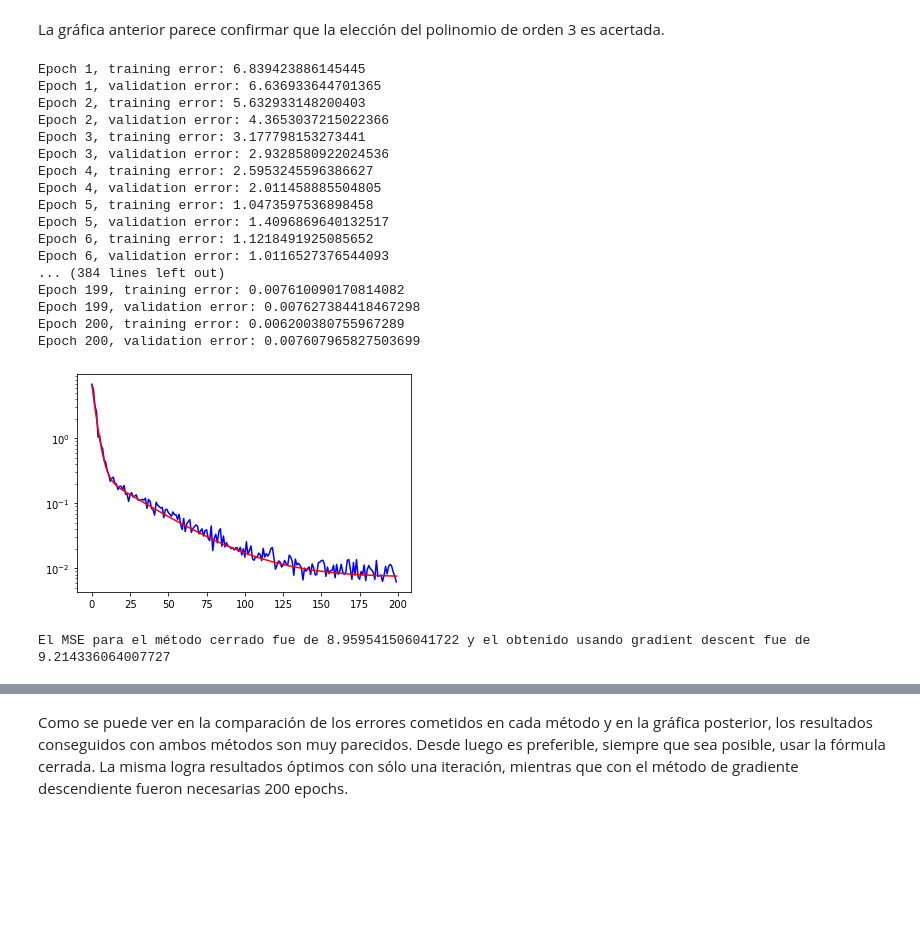
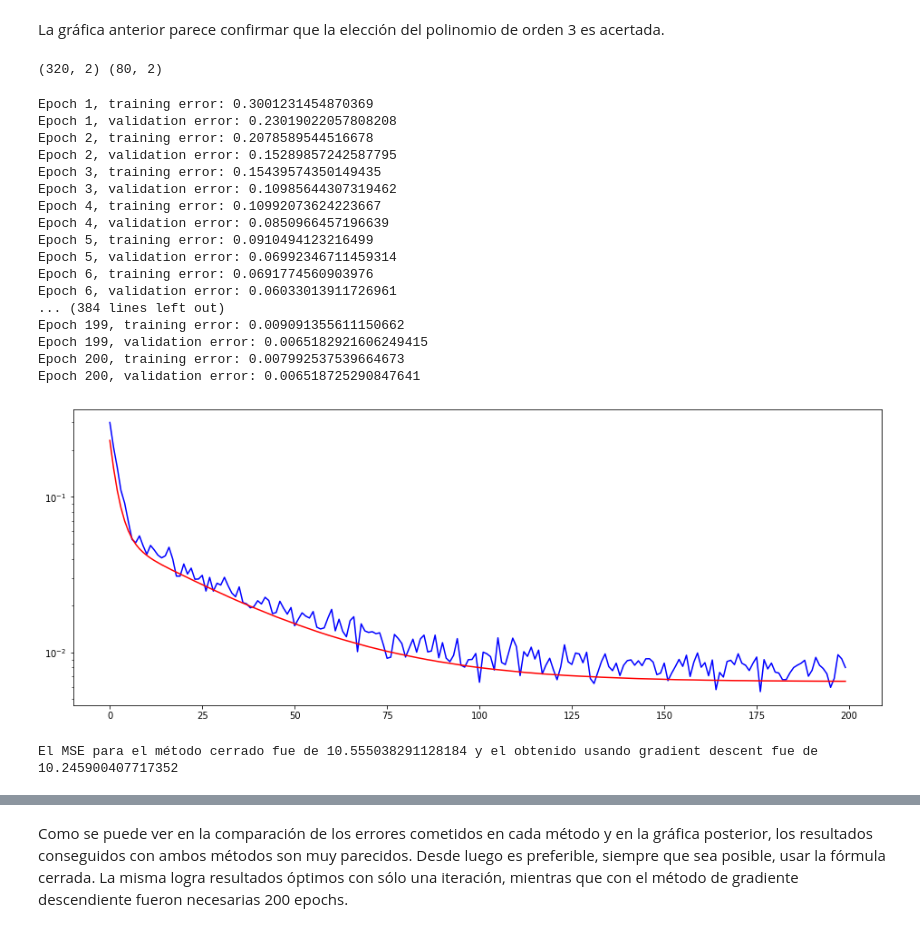
Before and after one commit to rodolfopaganini/examen_introIA, a Jupyter notebook: examen_ia.ipynb, the cells around one changed output, grey strips where cells are left out. Drawn from its saved outputs; the diff is of its cells as text; code cells hidden in the pictures; blank space fills up the shorter version.

Commit message:
solucionar errors

```diff
--- a/examen_ia.ipynb
+++ b/examen_ia.ipynb
@@ -123,7 +124,7 @@ plot_line(coeffs)
 [figure]
 # %%
 # 3b
-cost = [861.7]  # Lo inicio con el peso del inciso anterior
+cost = [mean_MSE]  # Lo inicio con el peso del inciso anterior
 for i in range(2, 5):
     cost.append(k_folds(X, y, param_fit=i))
 
@@ -155,7 +156,7 @@ def mini_batch_gradient_descent(X_train, y_train, X_validation, y_validation, lr
         y_t = nx1
         W = mx1
     """
-    b = 8
+    b = 4
     n = X_train.shape[0]
     m = X_train.shape[1]
 
@@ -192,15 +193,21 @@ def mini_batch_gradient_descent(X_train, y_train, X_validation, y_validation, lr
         print('Epoch {}, validation error: {}'.format(i + 1, v_error))
 
     return W, training_error, validation_error
+# %%
+# Parto lo que era el set de test en un nuevo set de test y otro de validación (80/20)
+train_r, validation, _ = split_dataset(train, train=80, validate=20)
+print(train_r.shape, validation.shape)
+# %% [output]
+(320, 2) (80, 2)
 # %%
 # Calculo los arrays con las potencias de X que son necesarias para la regresión polinómica
-X_pow = powers(X, 3)
+X_pow = powers(train_r[:, 0], 3)
 
 # Tomar las medias y las desviaciones estándar de modo de normalizar los datos
 X_mean = np.mean(X_pow, axis=0).reshape((1, 4))
 X_std = np.std(X_pow, axis=0).reshape((1, 4))
-y_mean = np.mean(y)
-y_std = np.std(y)
+y_mean = np.mean(train_r[:, 1])
+y_std = np.std(train_r[:, 1])
 
 # A la columna correspondiente al offset no la voy a normalizar, dado que al tener varianza nula me dará NaN al dividir
 X_std[0, 0] = 1
@@ -208,53 +215,57 @@ X_mean[0, 0] = 0
 
 # Normalizo los datos de entrada y salida
 X_normalized = (X_pow - X_mean) / X_std
-y_normalized = ((y - y_mean) / y_std).reshape((-1, 1))
+y_normalized = ((train_r[:, 1] - y_mean) / y_std).reshape((-1, 1))
 
-# Normalizo también el set de validación, de modo de poder ver el error de validación a lo largo del proceso
-X_v_normalized = (powers(test[:, 0], 3) - X_mean) / X_std
-y_v_normalized = ((test[:, 1] - y_mean) / y_std).reshape((-1, 1))
+# Normalizo también los datos de validación
+X_v_pow = powers(validation[:, 0], 3)
+X_v_normalized = (X_v_pow - X_mean) / X_std
+y_v_normalized = ((validation[:, 1] - y_mean) / y_std).reshape((-1, 1))
 
 # Ejecuto el mini batch gradient descent
 W, training_error, validation_error = mini_batch_gradient_descent(X_normalized, y_normalized, X_v_normalized, y_v_normalized)
 # %% [output]
-Epoch 1, training error: 6.839423886145445
-Epoch 1, validation error: 6.636933644701365
-Epoch 2, training error: 5.632933148200403
-Epoch 2, validation error: 4.3653037215022366
-Epoch 3, training error: 3.177798153273441
-Epoch 3, validation error: 2.9328580922024536
-Epoch 4, training error: 2.5953245596386627
-Epoch 4, validation error: 2.011458885504805
-Epoch 5, training error: 1.0473597536898458
-Epoch 5, validation error: 1.4096869640132517
-Epoch 6, training error: 1.1218491925085652
-Epoch 6, validation error: 1.0116527376544093
+Epoch 1, training error: 0.3001231454870369
+Epoch 1, validation error: 0.23019022057808208
+Epoch 2, training error: 0.2078589544516678
+Epoch 2, validation error: 0.15289857242587795
+Epoch 3, training error: 0.15439574350149435
+Epoch 3, validation error: 0.10985644307319462
+Epoch 4, training error: 0.10992073624223667
+Epoch 4, validation error: 0.0850966457196639
+Epoch 5, training error: 0.0910494123216499
+Epoch 5, validation error: 0.06992346711459314
+Epoch 6, training error: 0.0691774560903976
+Epoch 6, validation error: 0.06033013911726961
 ... (384 lines left out)
-Epoch 199, training error: 0.007610090170814082
-Epoch 199, validation error: 0.007627384418467298
-Epoch 200, training error: 0.006200380755967289
-Epoch 200, validation error: 0.007607965827503699
+Epoch 199, training error: 0.009091355611150662
+Epoch 199, validation error: 0.0065182921606249415
+Epoch 200, training error: 0.007992537539664673
+Epoch 200, validation error: 0.006518725290847641
 # %%
 # 4b
 
+plt.figure(figsize=(16, 6))
 plt.plot(training_error, 'b')
 plt.plot(validation_error, 'r')
 plt.yscale('log')
 # %% [output]
-[figure, old version]
+[figure, new version]
 # %%
 # 4c
 
 # Calculo el MSE entre las muestras originales y la aproximación utilizando la fórmula cerrada
 prediction_closed = mse(test[:, 1], np.matmul(powers(test[:, 0], 3), coeffs))
 
+# Normalizo también el set de testing
+X_t_normalized = (powers(test[:, 0], 3) - X_mean) / X_std
+# y_t_normalized = ((test[:, 1] - y_mean) / y_std).reshape((-1, 1))
+
 # Calculo los valores obtenidos utilizando gradient descent, teniendo en cuenta la normalización utilizada
-# X_powers = powers(test[:, 0], 3)
-# X_normalized = (X_powers - X_mean) / X_std
-y_gradient_normalized = np.matmul(X_v_normalized, W)
+y_gradient_normalized = np.matmul(X_t_normalized, W)
 y_grad_descent = y_gradient_normalized * y_std + y_mean
 
-# Calculo el MSE entre las muestras originales y la aproximación utilizando la fórmula cerrada
+# Calculo el MSE entre las muestras originales y la aproximación utilizando gradient descent
 prediction_iterative = mse(test[:, 1], y_grad_descent)
 
 print('El MSE para el método cerrado fue de {} y el obtenido usando gradient descent fue de {}'.format(
@@ -262,7 +273,7 @@ print('El MSE para el método cerrado fue de {} y el obtenido usando gradient de
     prediction_iterative,
 ))
 # %% [output]
-El MSE para el método cerrado fue de 8.959541506041722 y el obtenido usando gradient descent fue de 9.214336064007727
+El MSE para el método cerrado fue de 10.555038291128184 y el obtenido usando gradient descent fue de 10.245900407717352
 # %%
 # Muestro simultaneamente las muestras originales (puntos naranja), las generadas con gradient descent ( puntos verdes)
 # y el polinomio generado usando el método cerrado (línea roja)
```
Also changed, not shown: parts of 9 cells of this notebook.
